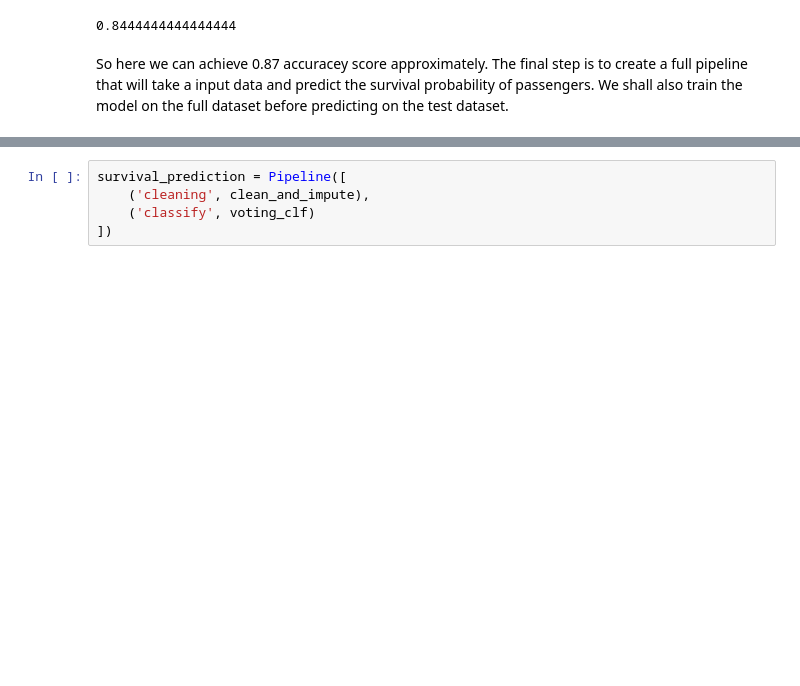
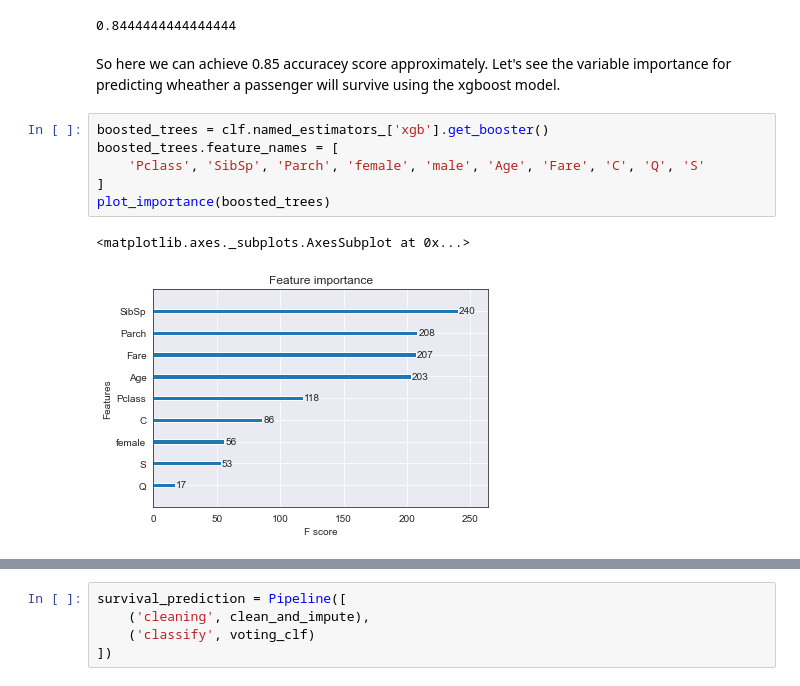
Before and after one commit to pritam-dey3/Titanic-Passenger-Survival-Prediction, a Jupyter notebook: titanic.ipynb, the cells around one changed output, grey strips where cells are left out. Drawn from its saved outputs; the diff is of its cells as text; blank space fills up the shorter version.

Commit message:
adding importance plot

```diff
--- a/titanic.ipynb
+++ b/titanic.ipynb
@@ -299,5 +301,14 @@ val_predict_vote = clf.predict(clean_val)
 accuracy_score(val_predict_vote, val_label)
 # %% [output]
 0.8444444444444444
-# %% [markdown]
-So here we can achieve 0.87 accuracey score approximately. The final step is to create a full pipeline that will take a input data and predict the survival probability of passengers. We shall also train the model on the full dataset before predicting on the test dataset.
+# %% [markdown]
+So here we can achieve 0.85 accuracey score approximately. Let's see the variable importance for predicting wheather a passenger will survive using the xgboost model.
+# %%
+boosted_trees = clf.named_estimators_['xgb'].get_booster()
+boosted_trees.feature_names = [
+    'Pclass', 'SibSp', 'Parch', 'female', 'male', 'Age', 'Fare', 'C', 'Q', 'S'
+]
+plot_importance(boosted_trees)
+# %% [output]
+<matplotlib.axes._subplots.AxesSubplot at 0x...>
+[figure, added]
```
Also changed, not shown: parts of 3 cells of this notebook, 2 other files.
